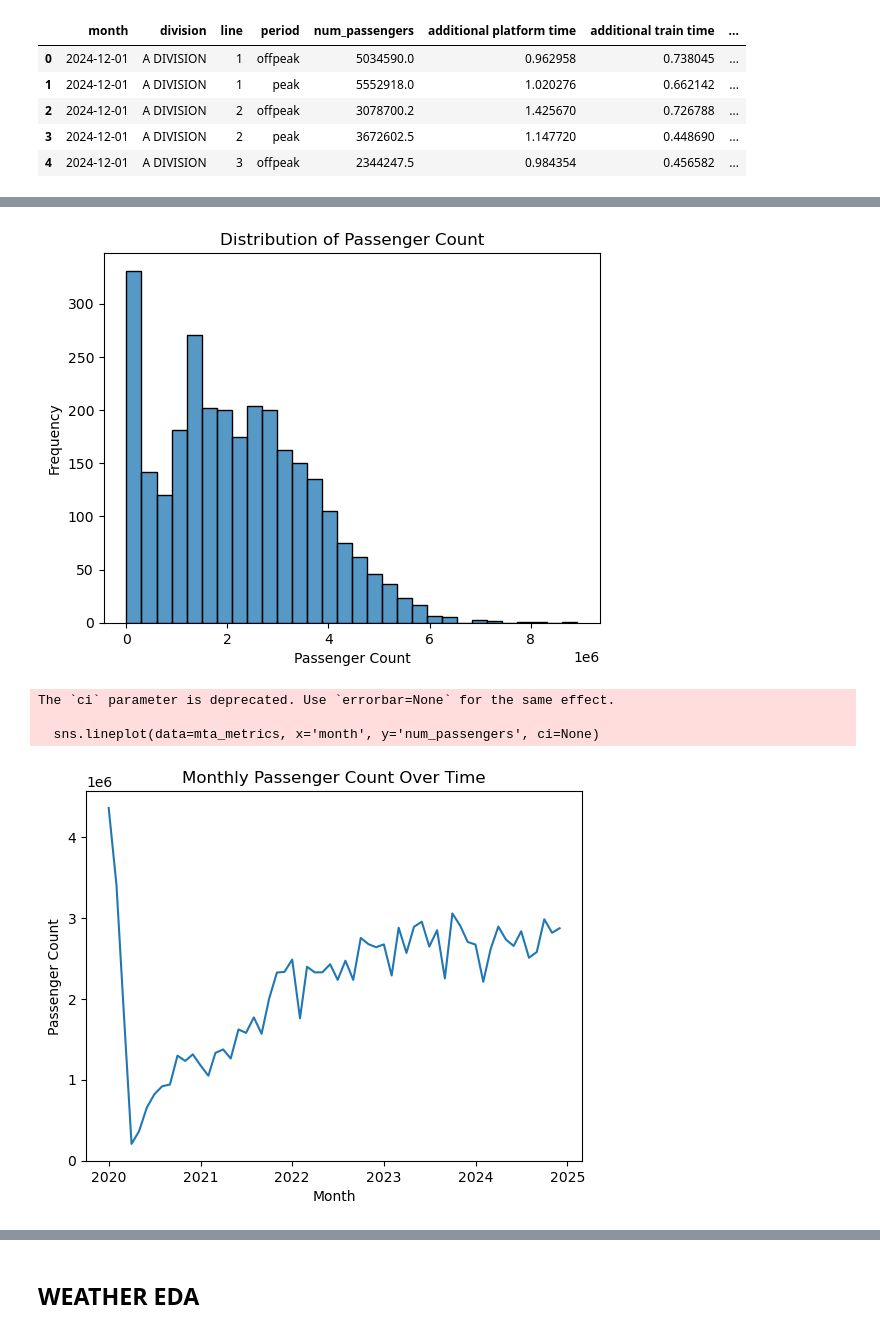
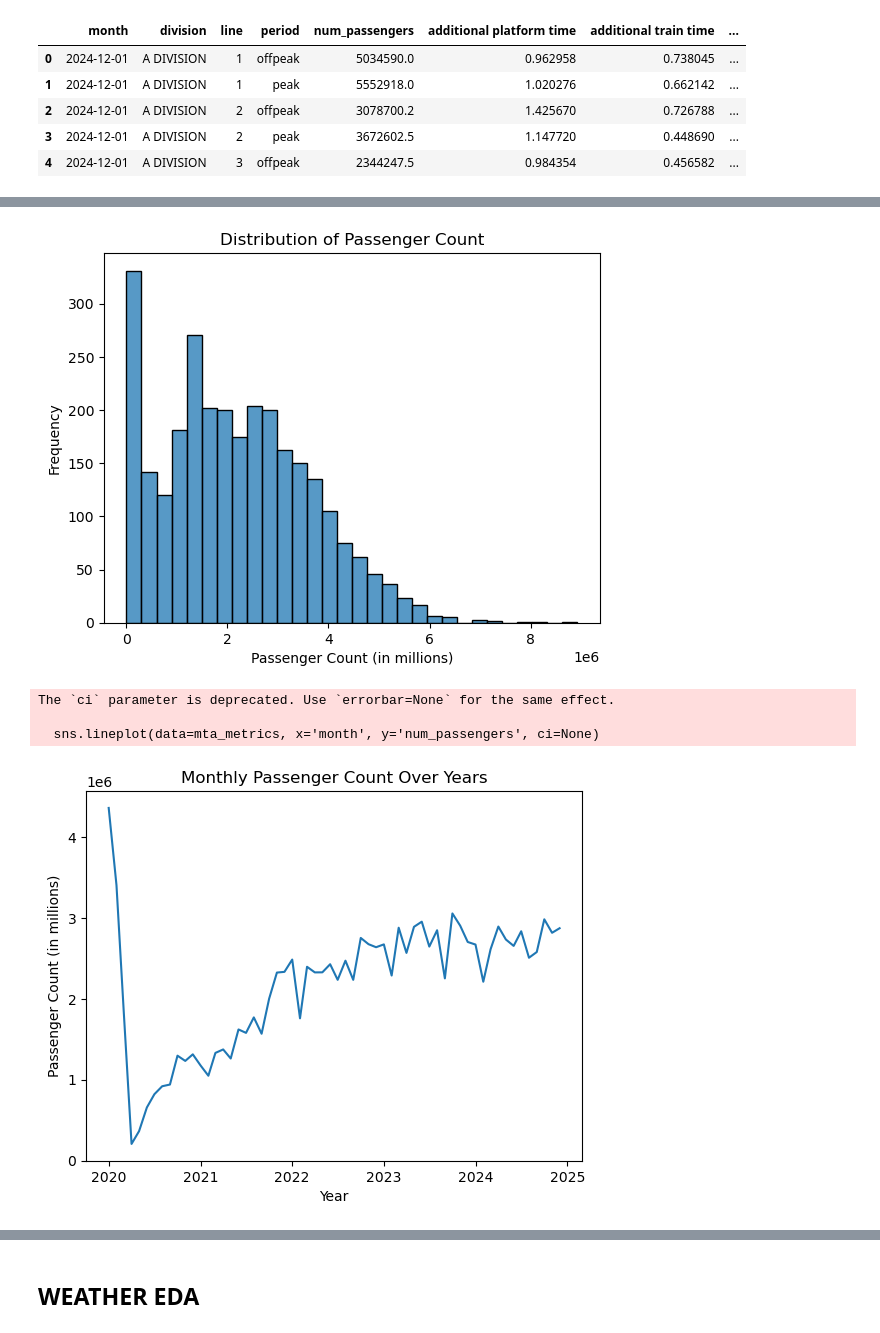
Before and after one commit to tali0n-git/MTA-subway-analysis, a Jupyter notebook: thalyann-notebook.ipynb, the cells around one changed output, grey strips where cells are left out. Saved outputs shown, nothing was run; the diff lists cells and outputs as text; code cells hidden in the pictures.

```diff
--- a/thalyann-notebook.ipynb
+++ b/thalyann-notebook.ipynb
@@ -29,19 +45,19 @@ mta_metrics['month'] = pd.to_datetime(mta_metrics['month'], format='%Y-%m-%d')
 # %%
 sns.histplot(mta_metrics['num_passengers'], bins=30)
 plt.title('Distribution of Passenger Count')
-plt.xlabel('Passenger Count')
+plt.xlabel('Passenger Count (in millions)')
 plt.ylabel('Frequency')
 plt.show()
 # %% [output]
-[figure, old version]
+[figure, new version]
 # %%
 sns.lineplot(data=mta_metrics, x='month', y='num_passengers', ci=None)
-plt.title('Monthly Passenger Count Over Time')
-plt.xlabel('Month')
-plt.ylabel('Passenger Count')
+plt.title('Monthly Passenger Count Over Years')
+plt.xlabel('Year')
+plt.ylabel('Passenger Count (in millions)')
 plt.show()
 # %% [output]
 The `ci` parameter is deprecated. Use `errorbar=None` for the same effect.
 
   sns.lineplot(data=mta_metrics, x='month', y='num_passengers', ci=None)
-[figure, old version]
+[figure, new version]
```
Also changed, not shown: parts of 11 cells of this notebook.
